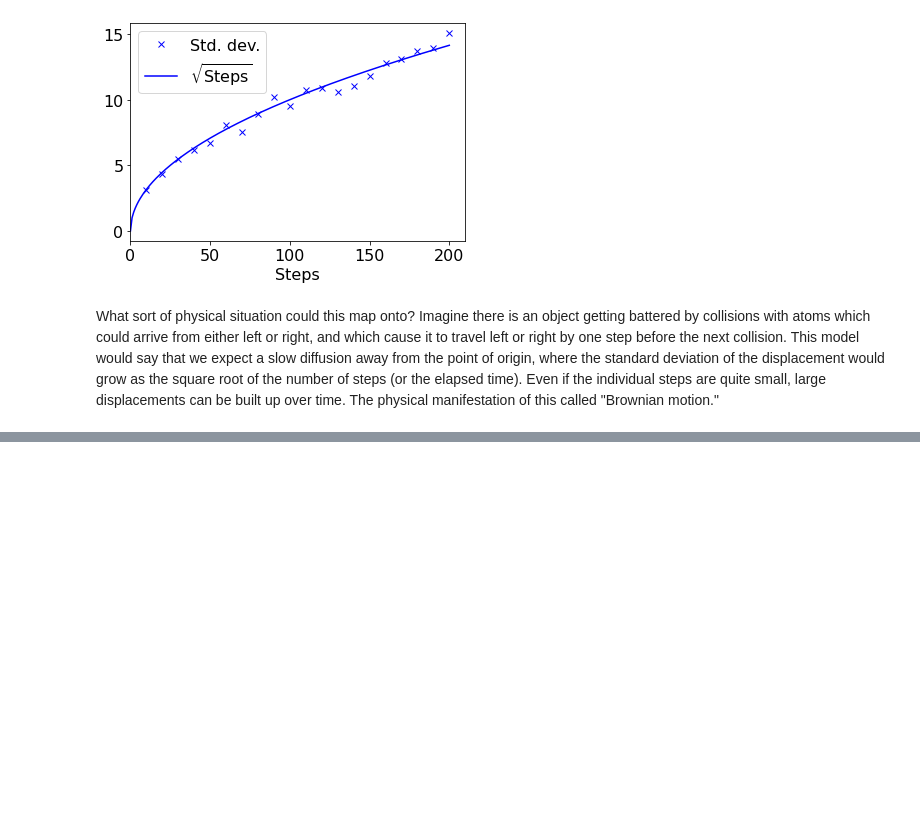
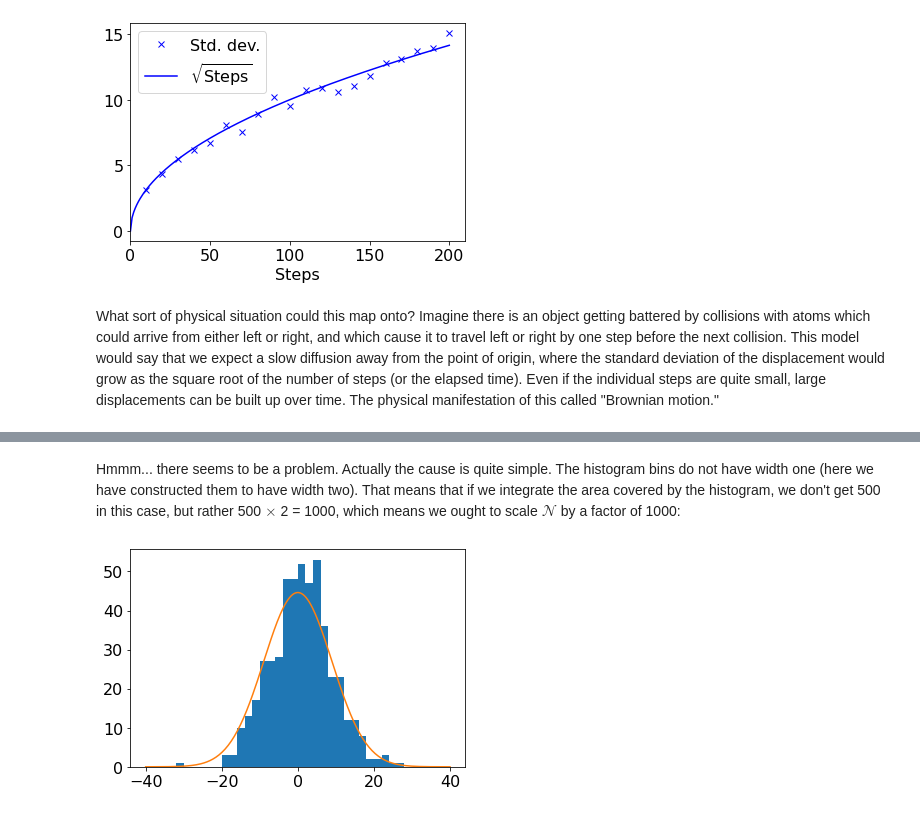
Before and after one commit to ponyisi/phy_355_fall2020, a Jupyter notebook: 2 - Random Walks.ipynb, the cells around one changed output, grey strips where cells are left out. Cells and saved outputs as stored; diff of their text form; code cells hidden in the pictures; blank space fills up the shorter version.

```diff
--- a/2 - Random Walks.ipynb
+++ b/2 - Random Walks.ipynb
@@ -173,0 +211,10 @@ What sort of physical situation could this map onto? Imagine there is an object
+# %% [markdown]
+Hmmm... there seems to be a problem.  Actually the cause is quite simple. The histogram bins do not have width one (here we have constructed them to have width two). That means that if we integrate the area covered by the histogram, we don't get 500 in this case, but rather 500 $\times$ 2 = 1000, which means we ought to scale $\mathcal{N}$ by a factor of 1000:
+# %%
+plt.hist(final_positions_3, range=(-40,40), bins=40)
+# going to use a numpy array to make evaluating normal_distribution for a range of x values simpler.
+xvalues = numpy.linspace(-40, 40, 200)
+plt.plot(xvalues, 2*NSAMPLES*normal_distribution(xvalues, 0, sqrt(80)))
+plt.show()
+# %% [output]
+[figure, added]
```
Also changed, not shown: parts of 4 cells of this notebook, 1 other file.
